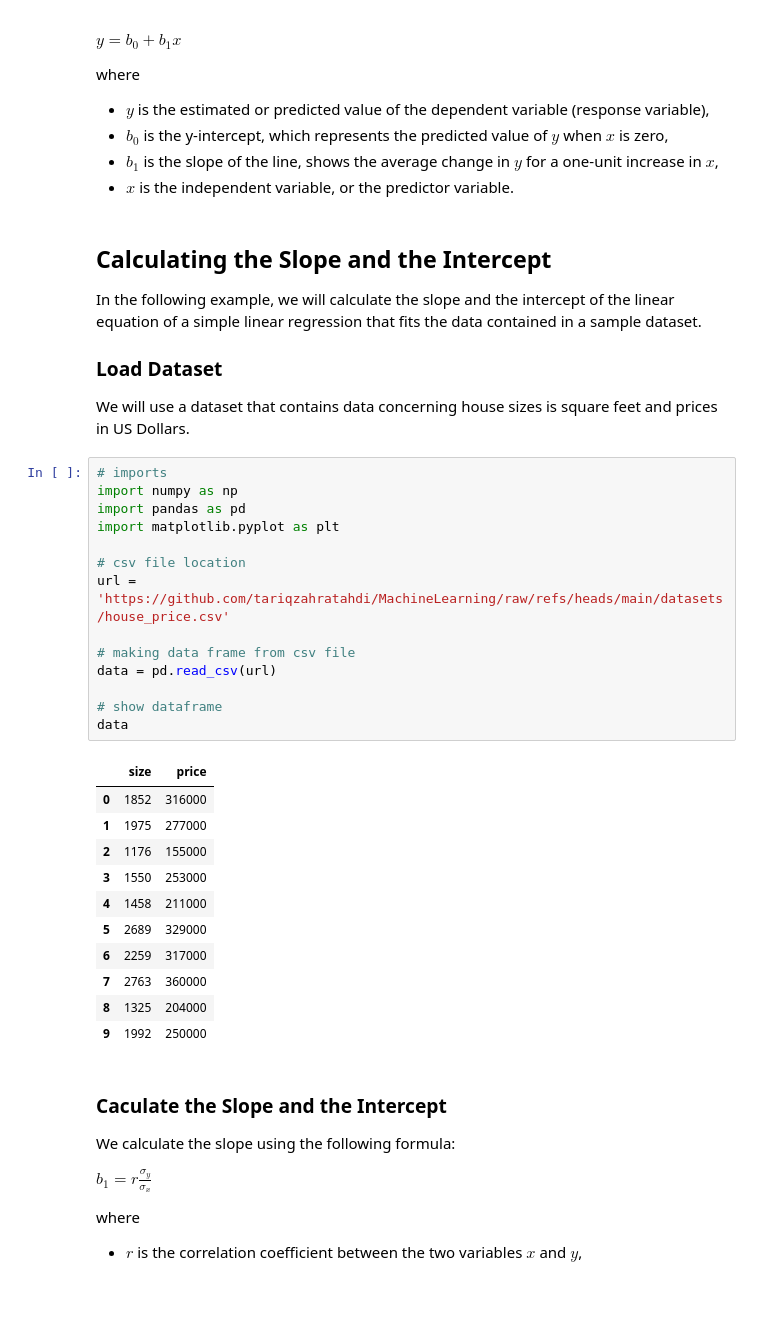
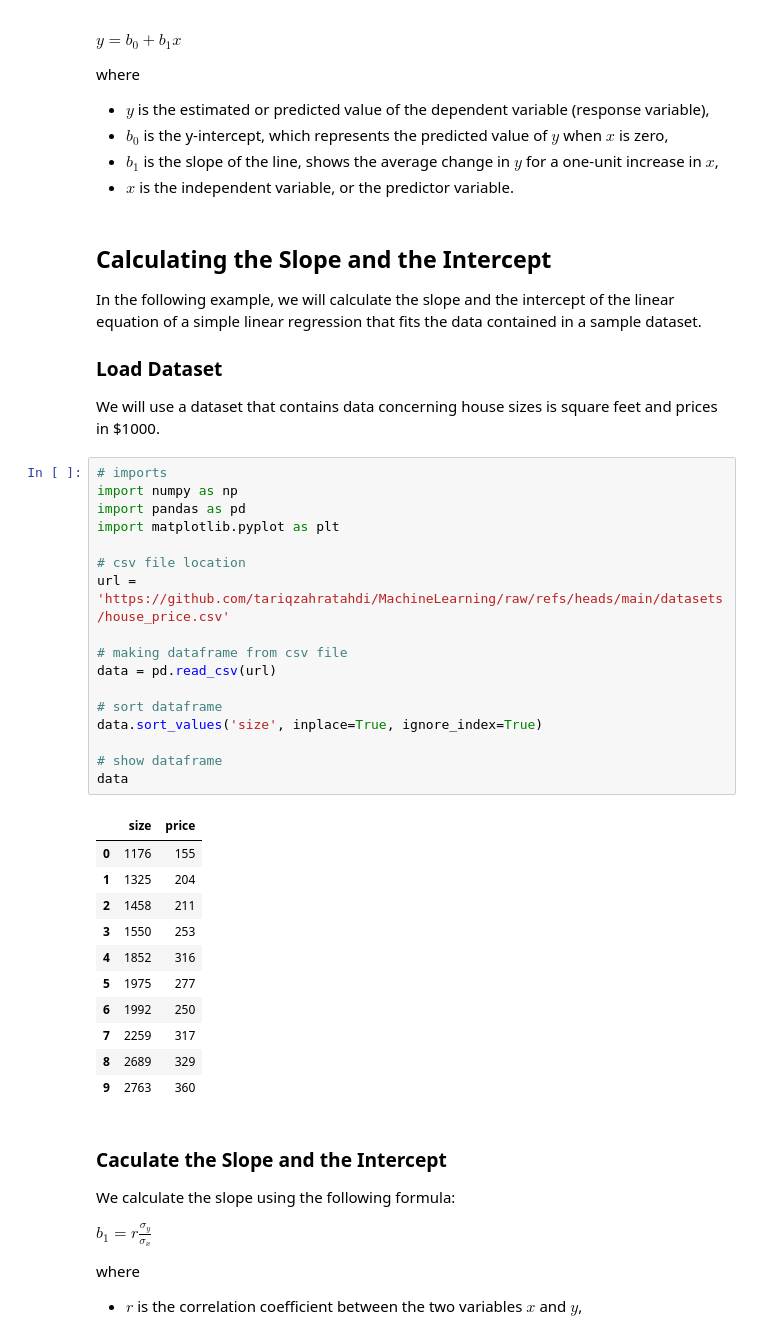
Before and after one commit to tariqzahratahdi/MachineLearning, a Jupyter notebook: course_machine_learning_simple_linear_regression.ipynb, the cells around one changed output. Saved outputs shown, nothing was run; the diff lists cells and outputs as text; blank space fills up the shorter version.

```diff
--- a/course_machine_learning_simple_linear_regression.ipynb
+++ b/course_machine_learning_simple_linear_regression.ipynb
@@ -17,33 +17,36 @@ In the following example, we will calculate the slope and the intercept of the l
 
 ### Load Dataset
 
-We will use a dataset that contains data concerning house sizes is square feet and prices in US Dollars.
+We will use a dataset that contains data concerning house sizes is square feet and prices in $1000.
 # %%
 # imports
 import numpy as np
 import pandas as pd
 import matplotlib.pyplot as plt
 
 # csv file location
 url = 'https://github.com/tariqzahratahdi/MachineLearning/raw/refs/heads/main/datasets/house_price.csv'
 
-# making data frame from csv file
+# making dataframe from csv file
 data = pd.read_csv(url)
+
+# sort dataframe
+data.sort_values('size', inplace=True, ignore_index=True)
 
 # show dataframe
 data
 # %% [output]
 |  | size | price |
-| 0 | 1852 | 316000 |
-| 1 | 1975 | 277000 |
-| 2 | 1176 | 155000 |
-| 3 | 1550 | 253000 |
-| 4 | 1458 | 211000 |
-| 5 | 2689 | 329000 |
-| 6 | 2259 | 317000 |
-| 7 | 2763 | 360000 |
-| 8 | 1325 | 204000 |
-| 9 | 1992 | 250000 |
+| 0 | 1176 | 155 |
+| 1 | 1325 | 204 |
+| 2 | 1458 | 211 |
+| 3 | 1550 | 253 |
+| 4 | 1852 | 316 |
+| 5 | 1975 | 277 |
+| 6 | 1992 | 250 |
+| 7 | 2259 | 317 |
+| 8 | 2689 | 329 |
+| 9 | 2763 | 360 |
 # %% [markdown]
 ### Caculate the Slope and the Intercept
 
```
Also changed, not shown: parts of 8 cells of this notebook.
